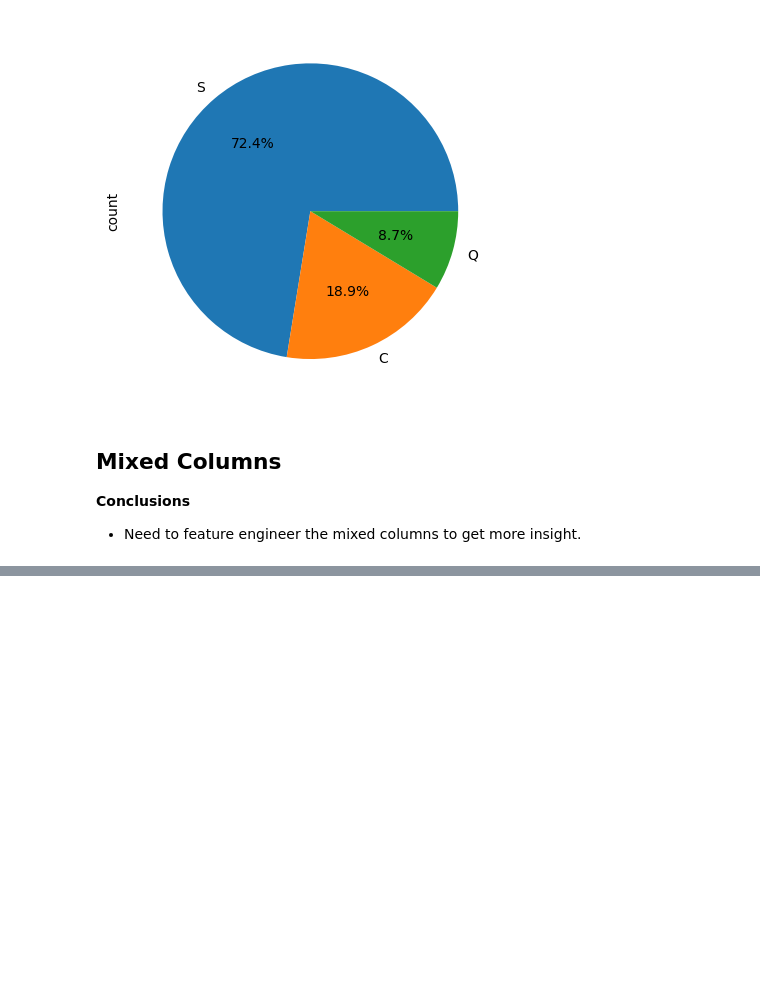
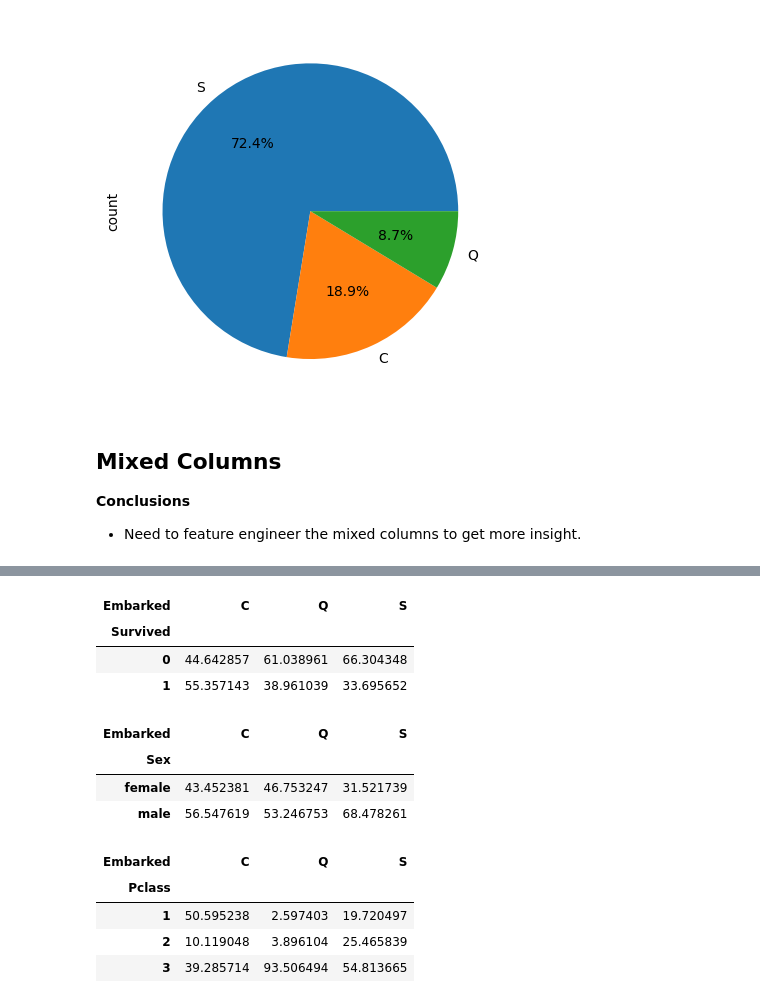
Before and after one commit to Sachin-Timilsina/panda_learning, a Jupyter notebook: Panda Lessons/Exploratory Data Analysis/Titanic EDA.ipynb, the cells around one changed output, grey strips where cells are left out. Drawn from its saved outputs; the diff is of its cells as text; code cells hidden in the pictures; blank space fills up the shorter version.

```diff
--- a/Panda Lessons/Exploratory Data Analysis/Titanic EDA.ipynb
+++ b/Panda Lessons/Exploratory Data Analysis/Titanic EDA.ipynb
@@ -283,0 +316,22 @@ df['Embarked'].value_counts().plot(kind='pie', autopct='%0.1f%%')
+# %%
+pd.crosstab(df['Survived'], df['Embarked'], normalize='columns')*100
+# %% [output]
+| Embarked | C | Q | S |
+| Survived |  |  |  |
+| 0 | 44.642857 | 61.038961 | 66.304348 |
+| 1 | 55.357143 | 38.961039 | 33.695652 |
+# %%
+pd.crosstab(df['Sex'], df['Embarked'], normalize='columns')*100
+# %% [output]
+| Embarked | C | Q | S |
+| Sex |  |  |  |
+| female | 43.452381 | 46.753247 | 31.521739 |
+| male | 56.547619 | 53.246753 | 68.478261 |
+# %%
+pd.crosstab(df['Pclass'], df['Embarked'], normalize='columns')*100
+# %% [output]
+| Embarked | C | Q | S |
+| Pclass |  |  |  |
+| 1 | 50.595238 | 2.597403 | 19.720497 |
+| 2 | 10.119048 | 3.896104 | 25.465839 |
+| 3 | 39.285714 | 93.506494 | 54.813665 |
```
Also changed, not shown: parts of 6 cells of this notebook.
